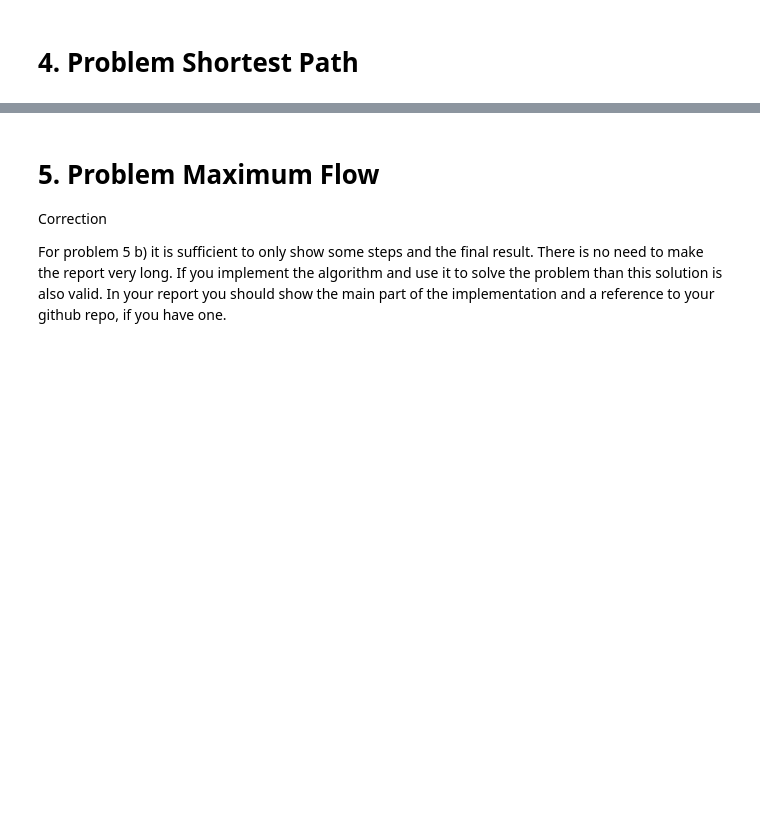
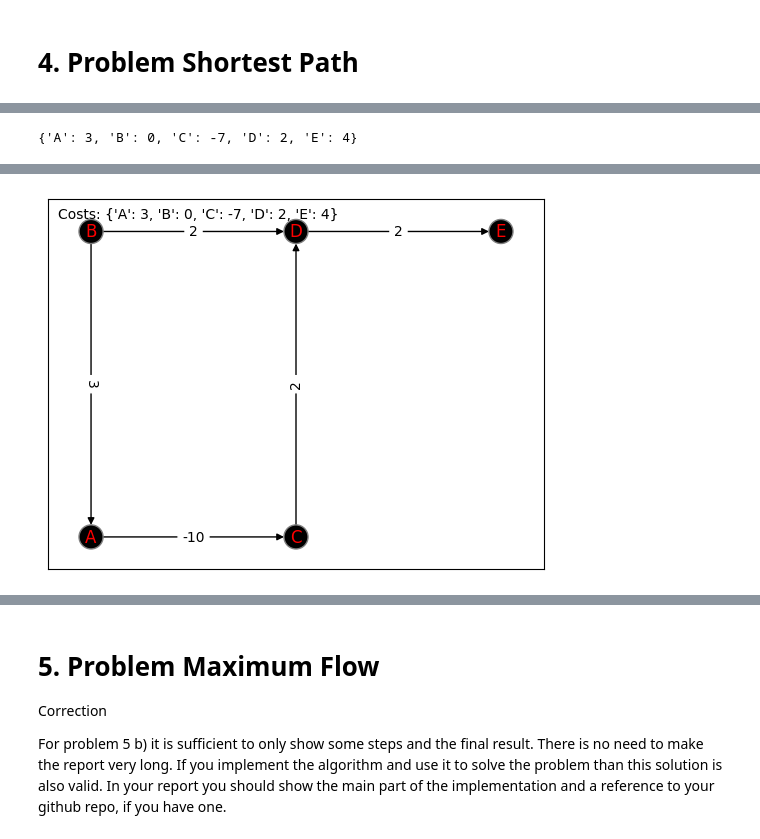
Before and after one commit to eemrds/dat600-algorithms, a Jupyter notebook: assignment3/assignment3.ipynb, the cells around one changed output, grey strips where cells are left out. Drawn from its saved outputs; the diff is of its cells as text; code cells hidden in the pictures; blank space fills up the shorter version.

```diff
--- a/assignment3/assignment3.ipynb
+++ b/assignment3/assignment3.ipynb
@@ -576,0 +691,44 @@ finding_champion(graph3)
+# %%
+def relax(u: Node, v: Node) -> None:
+    if v.d > u.d + u.weights[v.name]:
+        v.d = u.d + u.weights[v.name]
+        v.pi = u
+
+
+def initialize_single_source(G: Graph, s: str) -> None:
+    for node in G.nodes:
+        node.d = np.inf
+        node.pi = None
+    G.get(s).d = 0
+
+
+def dijkstra(G: Graph, initial: str) -> tuple[dict[str, int], Graph]:
+    # Initialize distances and predecessors
+    initialize_single_source(G, initial)
+    S = []
+    Q = copy.deepcopy(G.nodes)
+    while Q:
+        u = min(Q, key=lambda x: x.d)
+        node = G.get(u.name)
+        node.color = "black"
+        node.d = u.d
+
+        Q.remove(u)
+        S.append(u)
+        for v in u.neighbours:
+            n_node = G.get(v.name)
+            if n_node.color == "black":
+                continue
+            n_node.d = u.d + u.weights[v.name]
+            n_node.color = "gray"
+            relax(u, v)
+        G.snapshot.append((copy.deepcopy(G), {node.name: node.d for node in G.nodes}))
+
+    return {node.name: node.d for node in G.nodes}, G
+
+
+costs, G = dijkstra(copy.deepcopy(graph4), "B")
+print(costs)
+animate_graph(G, show_weights=True)
+# %% [output]
+{'A': 3, 'B': 0, 'C': -7, 'D': 2, 'E': 4}
@@ -576,0 +736 @@ finding_champion(graph3)
+[figure, added]
```
Also changed, not shown: parts of 15 cells of this notebook.
